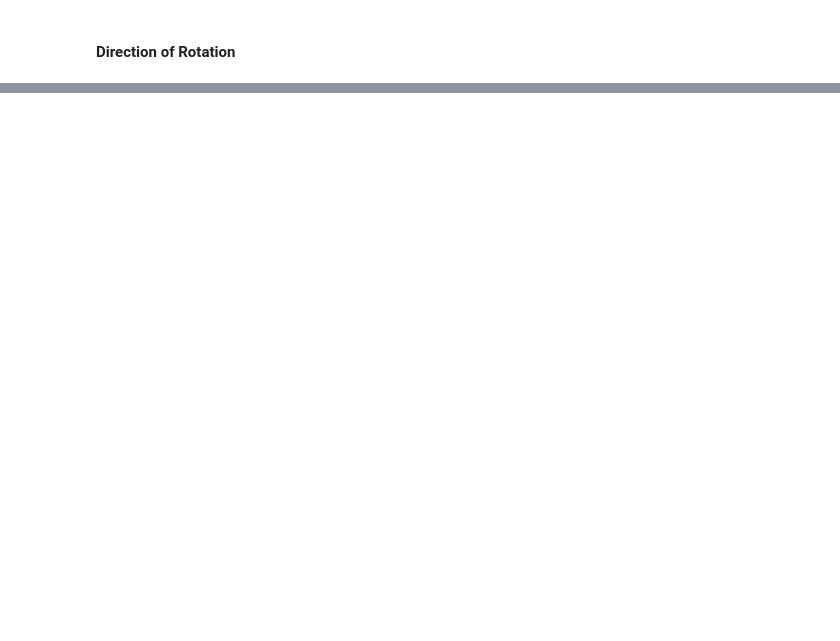
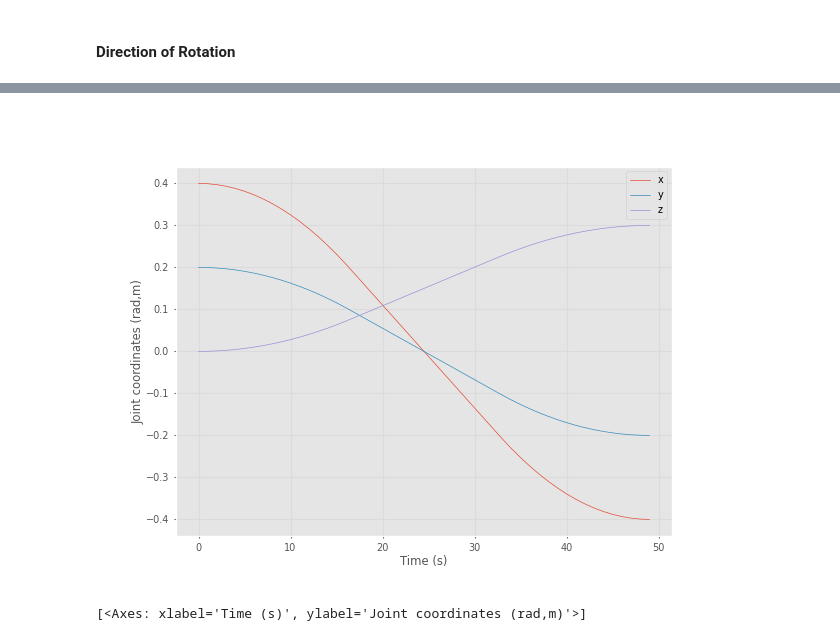
Before and after one commit to Sann-Htet/Robotics-Vision-and-Control-Fundamental-Algorithms-in-Python, a Jupyter notebook: Chapter03/Creating_Time-Varying_Pose.ipynb, the cells around one changed output, grey strips where cells are left out. Cells and saved outputs as stored; diff of their text form; code cells hidden in the pictures; blank space fills up the shorter version.

```diff
--- a/Chapter03/Creating_Time-Varying_Pose.ipynb
+++ b/Chapter03/Creating_Time-Varying_Pose.ipynb
@@ -244,0 +301,6 @@ q.animate()
+# %%
+Ts = T0.interp(T1, trapezoidal(0, 1, 50).q)
+
+plt.close('all')
+
+Ts.animate()
@@ -244,0 +310,6 @@ q.animate()
+# %%
+P = Ts.t
+xplot(P, labels="x y z")
+# %% [output]
+[figure, added]
+[<Axes: xlabel='Time (s)', ylabel='Joint coordinates (rad,m)'>]
```
Also changed, not shown: parts of 26 cells of this notebook.
